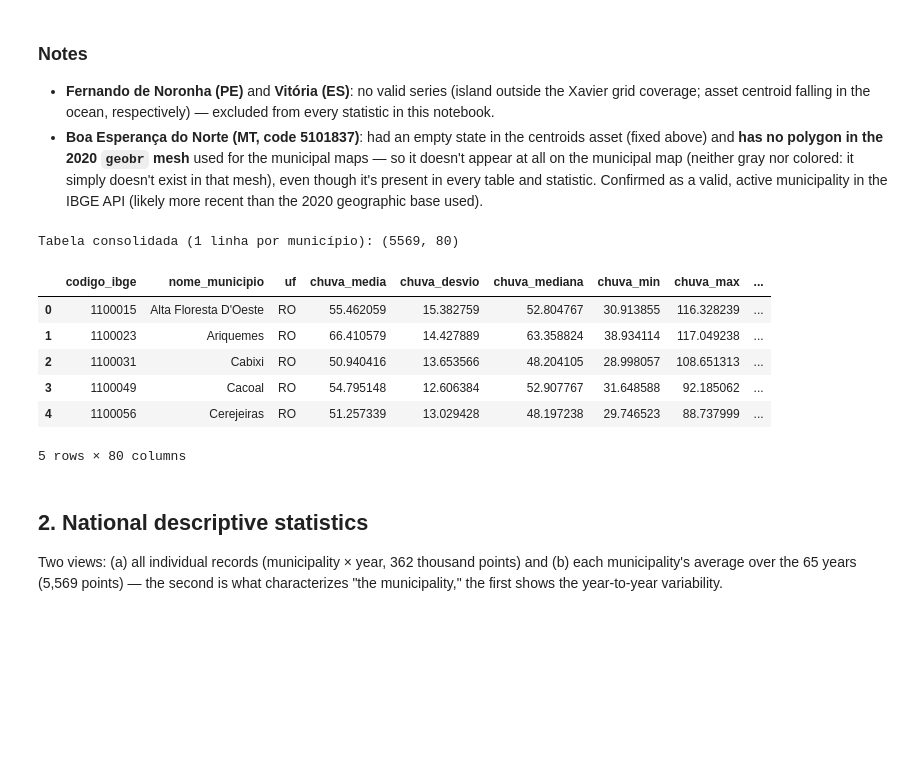
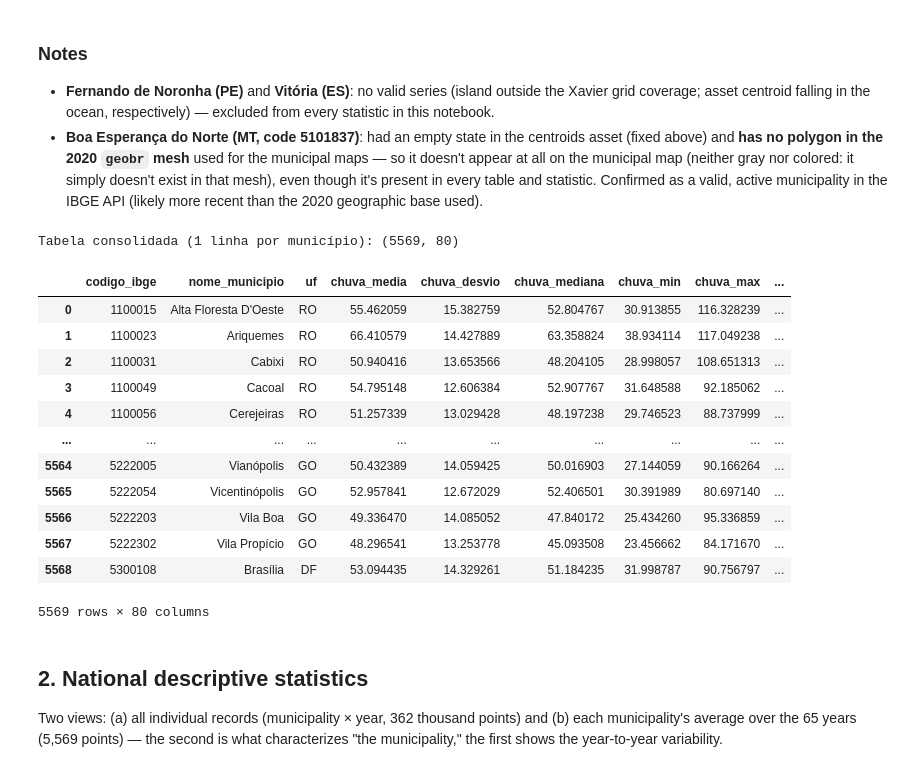
Before and after one commit to fcoliveira-utfpr/IDFTec, a Jupyter notebook: analise_estatistica_idf_municipios.ipynb, the cells around one changed output. Drawn from its saved outputs; the diff is of its cells as text; code cells hidden in the pictures; blank space fills up the shorter version.

```diff
--- a/analise_estatistica_idf_municipios.ipynb
+++ b/analise_estatistica_idf_municipios.ipynb
@@ -98,24 +110,30 @@ Municípios ignorados (dados insuficientes): 2
 # %%
 df_resumo_mun = (
     df_long.dropna(subset=['chuva_max_diaria_mm'])
     .groupby(['codigo_ibge', 'nome_municipio', 'uf'])['chuva_max_diaria_mm']
     .agg(chuva_media='mean', chuva_desvio='std', chuva_mediana='median', chuva_min='min', chuva_max='max', n_anos_validos='count')
     .reset_index()
 )
 df_resumo_mun['cv'] = df_resumo_mun['chuva_desvio'] / df_resumo_mun['chuva_media']
 
 df = df_resumo_mun.merge(df_idf.drop(columns=['n_anos']), on=['codigo_ibge', 'nome_municipio', 'uf'], how='inner')
 print('Tabela consolidada (1 linha por município):', df.shape)
-df.head()
+df
 # %% [output]
 Tabela consolidada (1 linha por município): (5569, 80)
 |  | codigo_ibge | nome_municipio | uf | chuva_media | chuva_desvio | chuva_mediana | chuva_min | chuva_max | ... |
 | 0 | 1100015 | Alta Floresta D'Oeste | RO | 55.462059 | 15.382759 | 52.804767 | 30.913855 | 116.328239 | ... |
 | 1 | 1100023 | Ariquemes | RO | 66.410579 | 14.427889 | 63.358824 | 38.934114 | 117.049238 | ... |
 | 2 | 1100031 | Cabixi | RO | 50.940416 | 13.653566 | 48.204105 | 28.998057 | 108.651313 | ... |
 | 3 | 1100049 | Cacoal | RO | 54.795148 | 12.606384 | 52.907767 | 31.648588 | 92.185062 | ... |
 | 4 | 1100056 | Cerejeiras | RO | 51.257339 | 13.029428 | 48.197238 | 29.746523 | 88.737999 | ... |
+| ... | ... | ... | ... | ... | ... | ... | ... | ... | ... |
+| 5564 | 5222005 | Vianópolis | GO | 50.432389 | 14.059425 | 50.016903 | 27.144059 | 90.166264 | ... |
+| 5565 | 5222054 | Vicentinópolis | GO | 52.957841 | 12.672029 | 52.406501 | 30.391989 | 80.697140 | ... |
+| 5566 | 5222203 | Vila Boa | GO | 49.336470 | 14.085052 | 47.840172 | 25.434260 | 95.336859 | ... |
+| 5567 | 5222302 | Vila Propício | GO | 48.296541 | 13.253778 | 45.093508 | 23.456662 | 84.171670 | ... |
+| 5568 | 5300108 | Brasília | DF | 53.094435 | 14.329261 | 51.184235 | 31.998787 | 90.756797 | ... |
-5 rows × 80 columns
+5569 rows × 80 columns
 # %% [markdown]
 ## 2. National descriptive statistics
 
```
Also changed, not shown: parts of 24 cells of this notebook.
